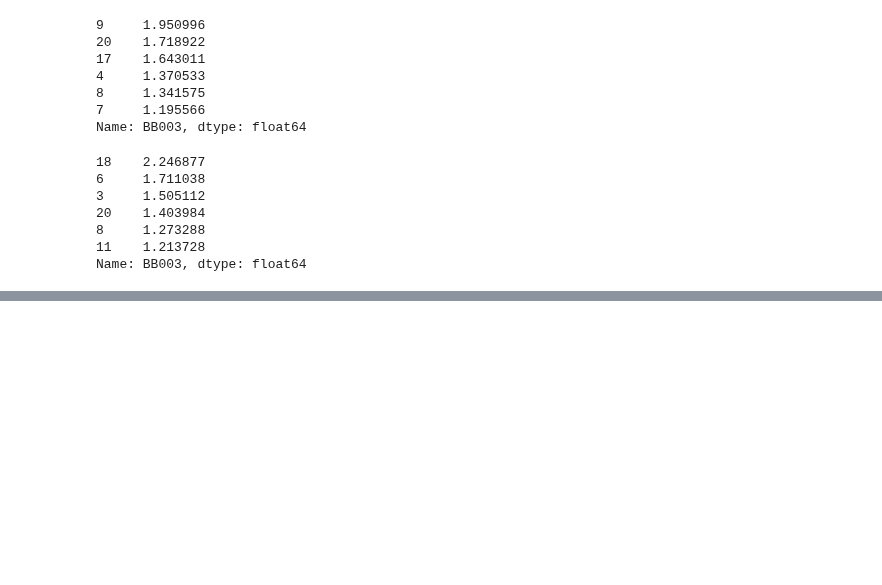
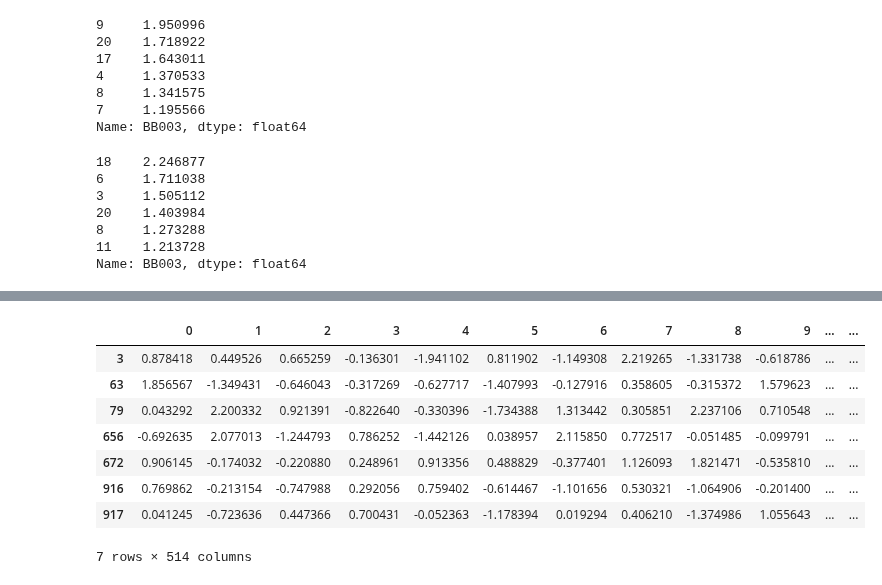
Before and after one commit to Rahul-Brito/infantvoice, a Jupyter notebook: scripts/Sohye Notebook.ipynb, the cells around one changed output, grey strips where cells are left out. Cells and saved outputs as stored; diff of their text form; code cells hidden in the pictures; blank space fills up the shorter version.

```diff
--- a/scripts/Sohye Notebook.ipynb
+++ b/scripts/Sohye Notebook.ipynb
@@ -187,0 +229,12 @@ f0[0].shape
+# %%
+emb[emb.f0 >1000]
+# %% [output]
+|  | 0 | 1 | 2 | 3 | 4 | 5 | 6 | 7 | 8 | 9 | ... | ... |
+| 3 | 0.878418 | 0.449526 | 0.665259 | -0.136301 | -1.941102 | 0.811902 | -1.149308 | 2.219265 | -1.331738 | -0.618786 | ... | ... |
+| 63 | 1.856567 | -1.349431 | -0.646043 | -0.317269 | -0.627717 | -1.407993 | -0.127916 | 0.358605 | -0.315372 | 1.579623 | ... | ... |
+| 79 | 0.043292 | 2.200332 | 0.921391 | -0.822640 | -0.330396 | -1.734388 | 1.313442 | 0.305851 | 2.237106 | 0.710548 | ... | ... |
+| 656 | -0.692635 | 2.077013 | -1.244793 | 0.786252 | -1.442126 | 0.038957 | 2.115850 | 0.772517 | -0.051485 | -0.099791 | ... | ... |
+| 672 | 0.906145 | -0.174032 | -0.220880 | 0.248961 | 0.913356 | 0.488829 | -0.377401 | 1.126093 | 1.821471 | -0.535810 | ... | ... |
+| 916 | 0.769862 | -0.213154 | -0.747988 | 0.292056 | 0.759402 | -0.614467 | -1.101656 | 0.530321 | -1.064906 | -0.201400 | ... | ... |
+| 917 | 0.041245 | -0.723636 | 0.447366 | 0.700431 | -0.052363 | -1.178394 | 0.019294 | 0.406210 | -1.374986 | 1.055643 | ... | ... |
+7 rows × 514 columns
```
Also changed, not shown: parts of 17 cells of this notebook.
